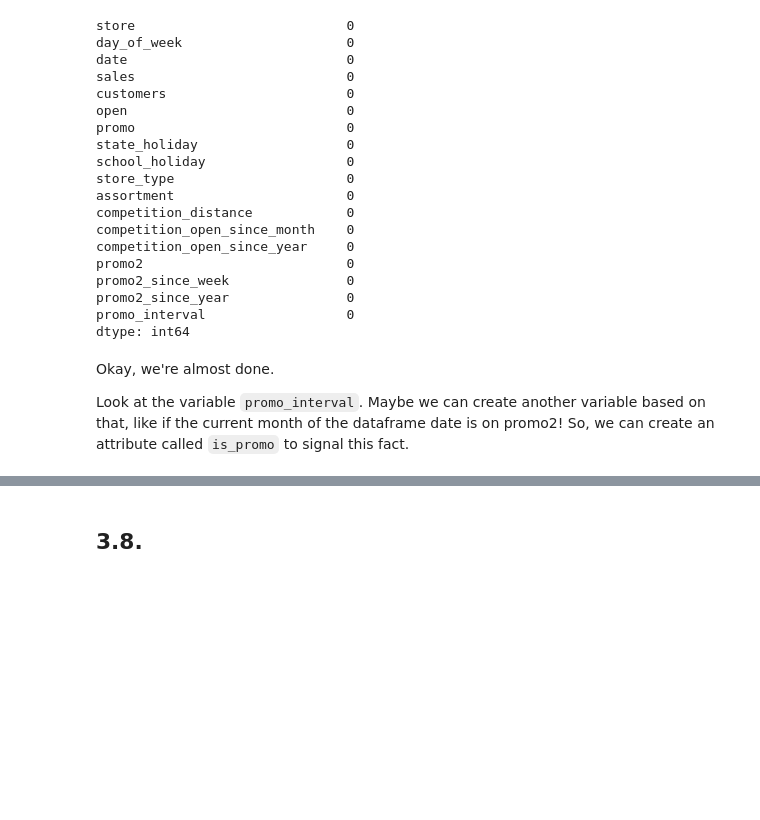
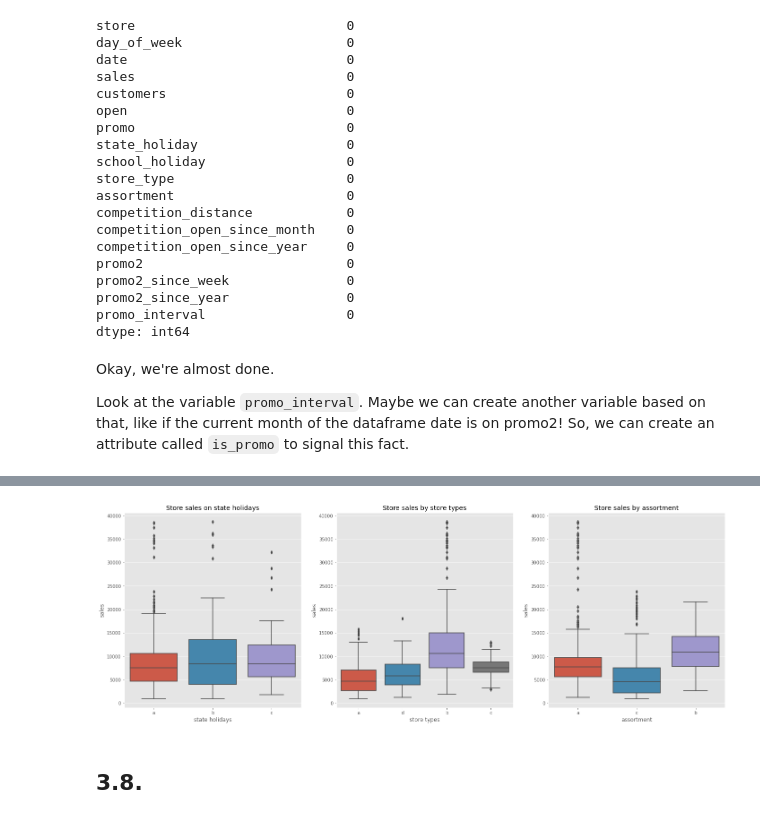
Before and after one commit to Emersonmiady/data-science-em-producao, a Jupyter notebook: rossman_store_sales.ipynb, the cells around one changed output, grey strips where cells are left out. Cells and saved outputs as stored; diff of their text form; code cells hidden in the pictures; blank space fills up the shorter version.

```diff
--- a/rossman_store_sales.ipynb
+++ b/rossman_store_sales.ipynb
@@ -434,2 +584,19 @@ df.head()
+# %%
+plt.figure(figsize=(24, 8))
+plt.subplot(1, 3, 1)
+plt.title('Store sales on state holidays')
+sns.boxplot(x='state_holiday', y='sales', data=aux_df)
+plt.xlabel('state holidays')
+
+plt.subplot(1, 3, 2)
+plt.title('Store sales by store types')
+sns.boxplot(x='store_type', y='sales', data=aux_df)
+plt.xlabel('store types')
+
+plt.subplot(1, 3, 3)
+plt.title('Store sales by assortment')
+sns.boxplot(x='assortment', y='sales', data=aux_df);
+# %% [output]
+[figure, added]
 # %% [markdown]
 ## 3.8.
```
Also changed, not shown: parts of 16 cells of this notebook.
